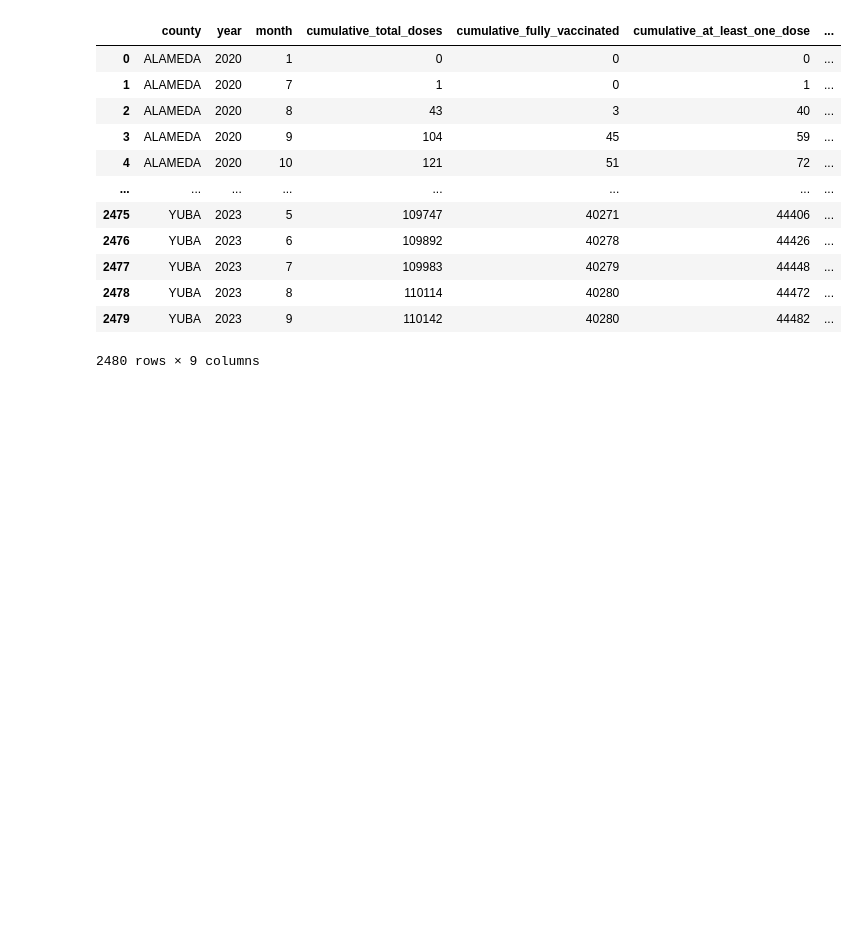
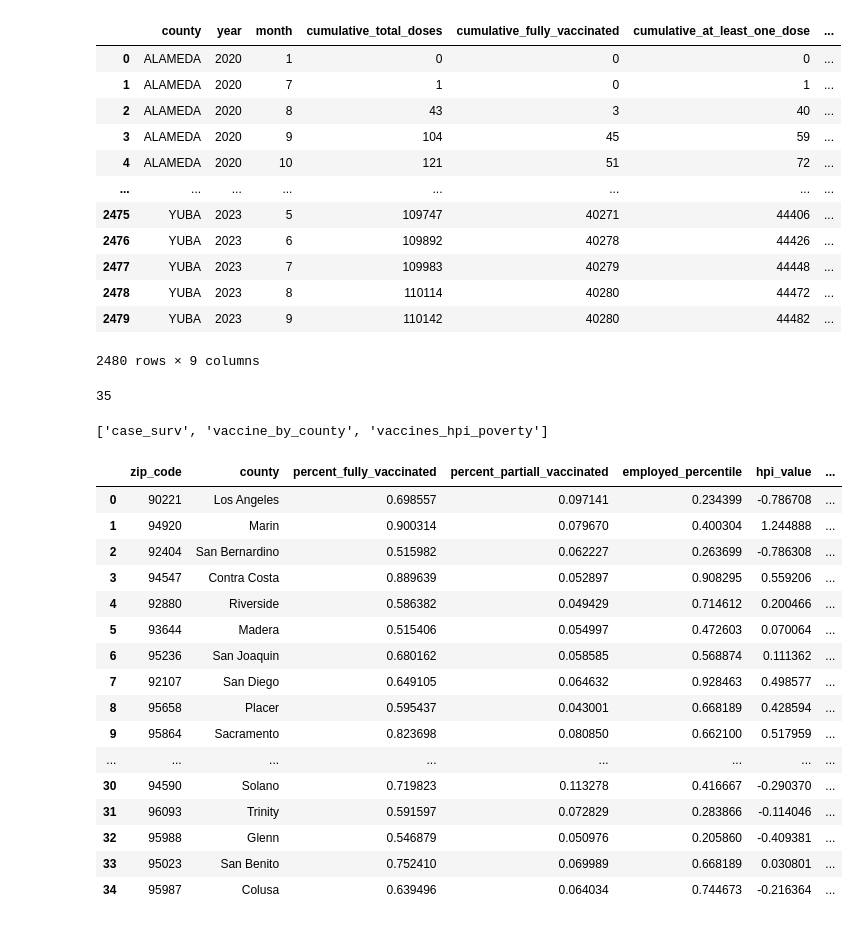
Before and after one commit to Nicole-Ham/Project-3-Covid, a Jupyter notebook: python/Data_Cleaning.ipynb, the cells around one changed output. Saved outputs shown, nothing was run; the diff lists cells and outputs as text; code cells hidden in the pictures; blank space fills up the shorter version.

```diff
--- a/python/Data_Cleaning.ipynb
+++ b/python/Data_Cleaning.ipynb
@@ -587,5 +994,34 @@ pd.read_sql_table(table_name='vaccine_by_county', con=engine)
 | 2478 | YUBA | 2023 | 8 | 110114 | 40280 | 44472 | ... |
 | 2479 | YUBA | 2023 | 9 | 110142 | 40280 | 44482 | ... |
 2480 rows × 9 columns
+# %%
+vaccines_hpi_poverty_df.to_sql("vaccines_hpi_poverty",
+                               conn, if_exists='replace', index=False, dtype={'id': 'INT PRIMARY KEY'})
+# %% [output]
+35
+# %%
+inspector.get_table_names()
+# %% [output]
+['case_surv', 'vaccine_by_county', 'vaccines_hpi_poverty']
+# %%
+pd.read_sql_table(table_name='vaccines_hpi_poverty', con=engine)
+# %% [output]
+|  | zip_code | county | percent_fully_vaccinated | percent_partiall_vaccinated | employed_percentile | hpi_value | ... |
+| 0 | 90221 | Los Angeles | 0.698557 | 0.097141 | 0.234399 | -0.786708 | ... |
+| 1 | 94920 | Marin | 0.900314 | 0.079670 | 0.400304 | 1.244888 | ... |
+| 2 | 92404 | San Bernardino | 0.515982 | 0.062227 | 0.263699 | -0.786308 | ... |
+| 3 | 94547 | Contra Costa | 0.889639 | 0.052897 | 0.908295 | 0.559206 | ... |
+| 4 | 92880 | Riverside | 0.586382 | 0.049429 | 0.714612 | 0.200466 | ... |
+| 5 | 93644 | Madera | 0.515406 | 0.054997 | 0.472603 | 0.070064 | ... |
+| 6 | 95236 | San Joaquin | 0.680162 | 0.058585 | 0.568874 | 0.111362 | ... |
+| 7 | 92107 | San Diego | 0.649105 | 0.064632 | 0.928463 | 0.498577 | ... |
+| 8 | 95658 | Placer | 0.595437 | 0.043001 | 0.668189 | 0.428594 | ... |
+| 9 | 95864 | Sacramento | 0.823698 | 0.080850 | 0.662100 | 0.517959 | ... |
+| ... | ... | ... | ... | ... | ... | ... | ... |
+| 30 | 94590 | Solano | 0.719823 | 0.113278 | 0.416667 | -0.290370 | ... |
+| 31 | 96093 | Trinity | 0.591597 | 0.072829 | 0.283866 | -0.114046 | ... |
+| 32 | 95988 | Glenn | 0.546879 | 0.050976 | 0.205860 | -0.409381 | ... |
+| 33 | 95023 | San Benito | 0.752410 | 0.069989 | 0.668189 | 0.030801 | ... |
+| 34 | 95987 | Colusa | 0.639496 | 0.064034 | 0.744673 | -0.216364 | ... |
 # %%
 conn.close() # good practice: close connection
```
Also changed, not shown: parts of 35 cells of this notebook, 8 other files.
